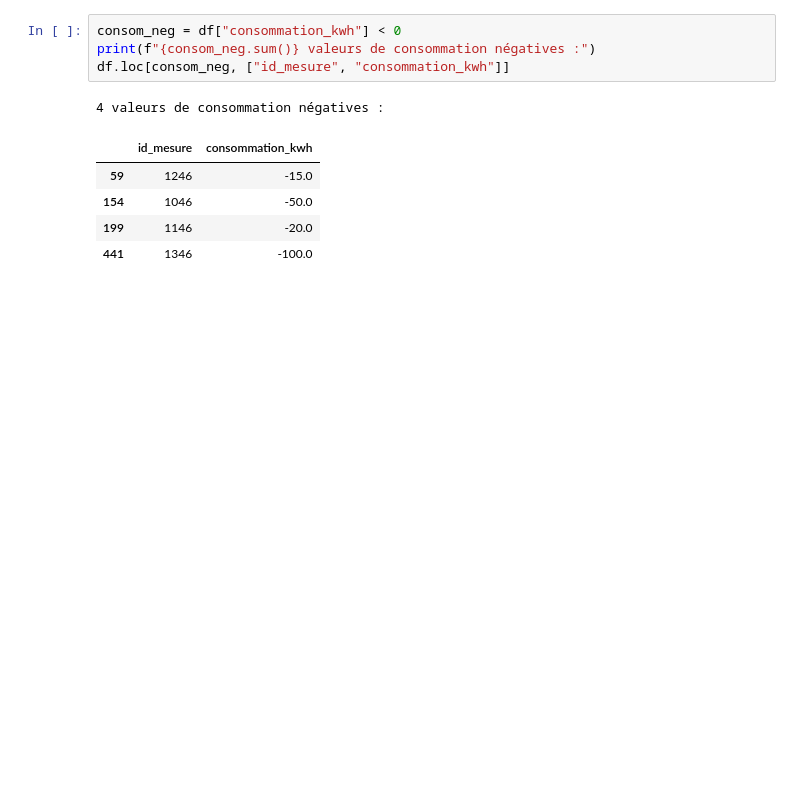
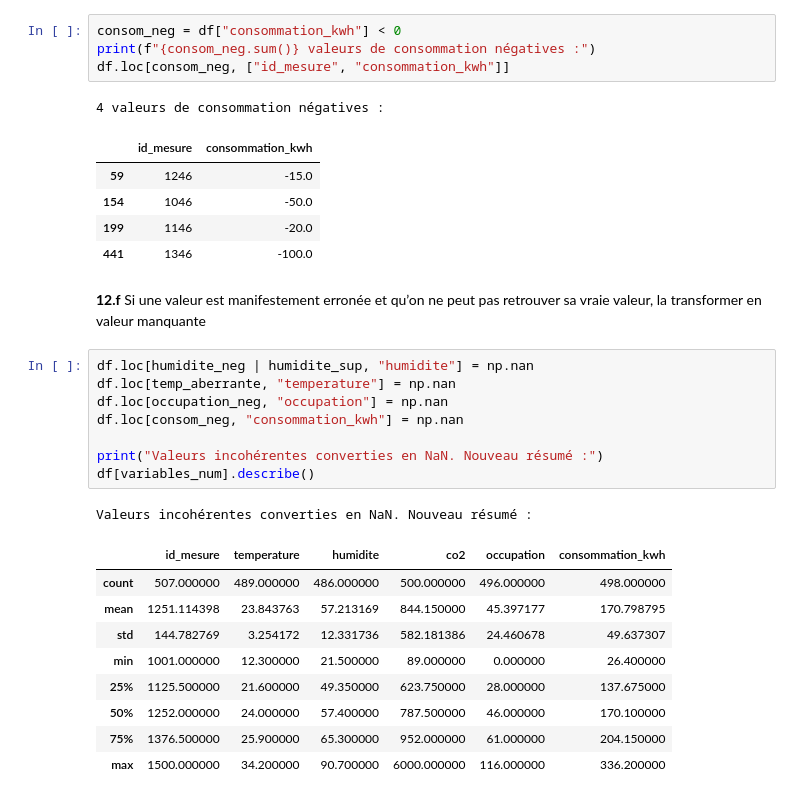
Before and after one commit to khadijagueye235/atelier_donnes_tabulaires, a Jupyter notebook: atelier_prepa_donnes_tab/notebooks/atelier_prepa_donnees_tab.ipynb, the cells around one changed output. Drawn from its saved outputs; the diff is of its cells as text; blank space fills up the shorter version.

Commit message:
Partie 1 – Explorer les données: 12.f transformer les valeurs erronée en NaN

```diff
--- a/atelier_prepa_donnes_tab/notebooks/atelier_prepa_donnees_tab.ipynb
+++ b/atelier_prepa_donnes_tab/notebooks/atelier_prepa_donnees_tab.ipynb
@@ -248,3 +248,24 @@ df.loc[consom_neg, ["id_mesure", "consommation_kwh"]]
 | 154 | 1046 | -50.0 |
 | 199 | 1146 | -20.0 |
 | 441 | 1346 | -100.0 |
+# %% [markdown]
+**12.f**    Si une valeur est manifestement erronée et qu’on ne peut pas retrouver sa vraie valeur, la transformer en valeur manquante
+# %%
+df.loc[humidite_neg | humidite_sup, "humidite"] = np.nan
+df.loc[temp_aberrante, "temperature"] = np.nan
+df.loc[occupation_neg, "occupation"] = np.nan
+df.loc[consom_neg, "consommation_kwh"] = np.nan
+
+print("Valeurs incohérentes converties en NaN. Nouveau résumé :")
+df[variables_num].describe()
+# %% [output]
+Valeurs incohérentes converties en NaN. Nouveau résumé :
+|  | id_mesure | temperature | humidite | co2 | occupation | consommation_kwh |
+| count | 507.000000 | 489.000000 | 486.000000 | 500.000000 | 496.000000 | 498.000000 |
+| mean | 1251.114398 | 23.843763 | 57.213169 | 844.150000 | 45.397177 | 170.798795 |
+| std | 144.782769 | 3.254172 | 12.331736 | 582.181386 | 24.460678 | 49.637307 |
+| min | 1001.000000 | 12.300000 | 21.500000 | 89.000000 | 0.000000 | 26.400000 |
+| 25% | 1125.500000 | 21.600000 | 49.350000 | 623.750000 | 28.000000 | 137.675000 |
+| 50% | 1252.000000 | 24.000000 | 57.400000 | 787.500000 | 46.000000 | 170.100000 |
+| 75% | 1376.500000 | 25.900000 | 65.300000 | 952.000000 | 61.000000 | 204.150000 |
+| max | 1500.000000 | 34.200000 | 90.700000 | 6000.000000 | 116.000000 | 336.200000 |
```
